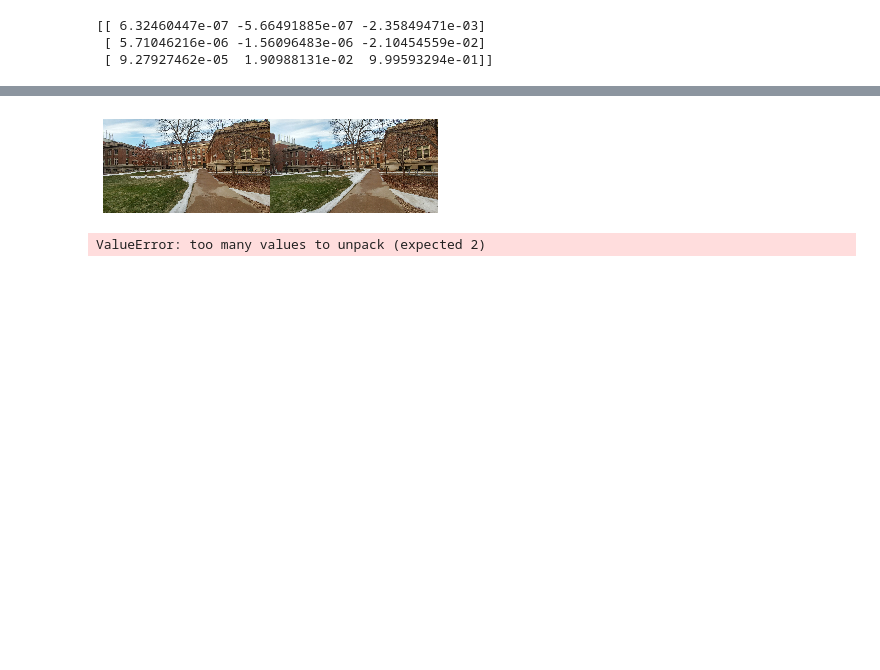
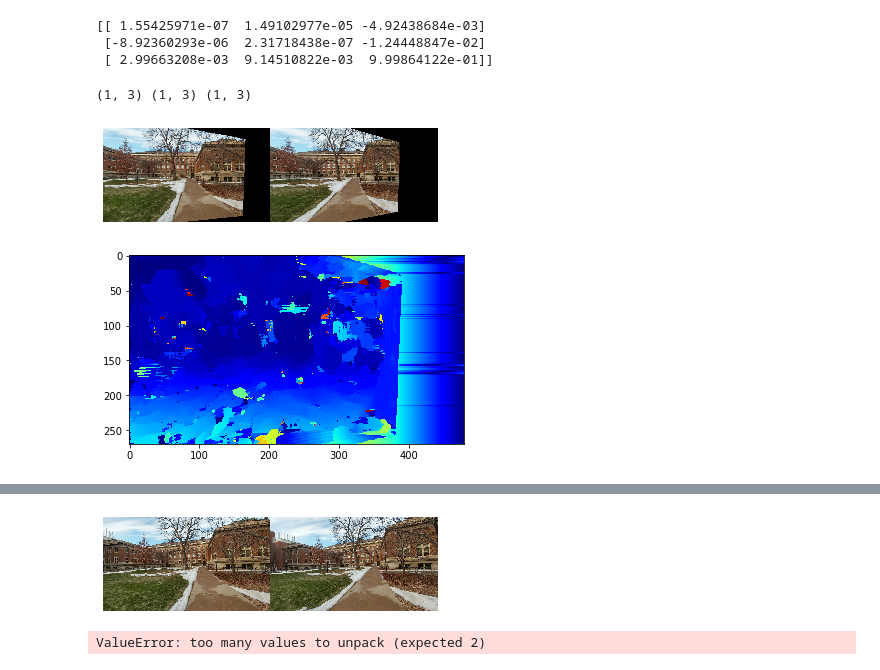
Before and after one commit to djzts/CSCI5561, a Jupyter notebook: HW5/Untitled.ipynb, the cells around one changed output, grey strips where cells are left out. Saved outputs shown, nothing was run; the diff lists cells and outputs as text; code cells hidden in the pictures; blank space fills up the shorter version.

```diff
--- a/HW5/Untitled.ipynb
+++ b/HW5/Untitled.ipynb
@@ -297,8 +363,8 @@ visualize_img_pair(img_left_w, img_right_w)
 # %%
 print(F)
 np.linalg.matrix_rank(F)
-np.save("good_F_5",F)
+np.save("good_F_9",F)
 # %% [output]
-[[ 6.32460447e-07 -5.66491885e-07 -2.35849471e-03]
- [ 5.71046216e-06 -1.56096483e-06 -2.10454559e-02]
- [ 9.27927462e-05  1.90988131e-02  9.99593294e-01]]
+[[ 1.55425971e-07  1.49102977e-05 -4.92438684e-03]
+ [-8.92360293e-06  2.31718438e-07 -1.24448847e-02]
+ [ 2.99663208e-03  9.14510822e-03  9.99864122e-01]]
@@ -308,0 +413,17 @@ def dense_match(img1, img2):
+# %%
+# Step 6: rectification
+H1, H2 = compute_rectification(K, R, C)
+img_left_w = cv2.warpPerspective(img_left, H1, (img_left.shape[1], img_left.shape[0]))
+img_right_w = cv2.warpPerspective(img_right, H2, (img_right.shape[1], img_right.shape[0]))
+visualize_img_pair(img_left_w, img_right_w)
+# Step 7: generate disparity map
+img_left_w = cv2.resize(img_left_w, (int(img_left_w.shape[1] / 2), int(img_left_w.shape[0] / 2)))  # resize image for speed
+img_right_w = cv2.resize(img_right_w, (int(img_right_w.shape[1] / 2), int(img_right_w.shape[0] / 2)))
+img_left_w = cv2.cvtColor(img_left_w, cv2.COLOR_BGR2GRAY)  # convert to gray scale
+img_right_w = cv2.cvtColor(img_right_w, cv2.COLOR_BGR2GRAY)
+disparity = dense_match(img_left_w, img_right_w)
+visualize_disparity_map(disparity)
+# %% [output]
+(1, 3) (1, 3) (1, 3)
+[figure, added]
+[figure, added]
```
Also changed, not shown: parts of 18 cells of this notebook, 5 other files.
